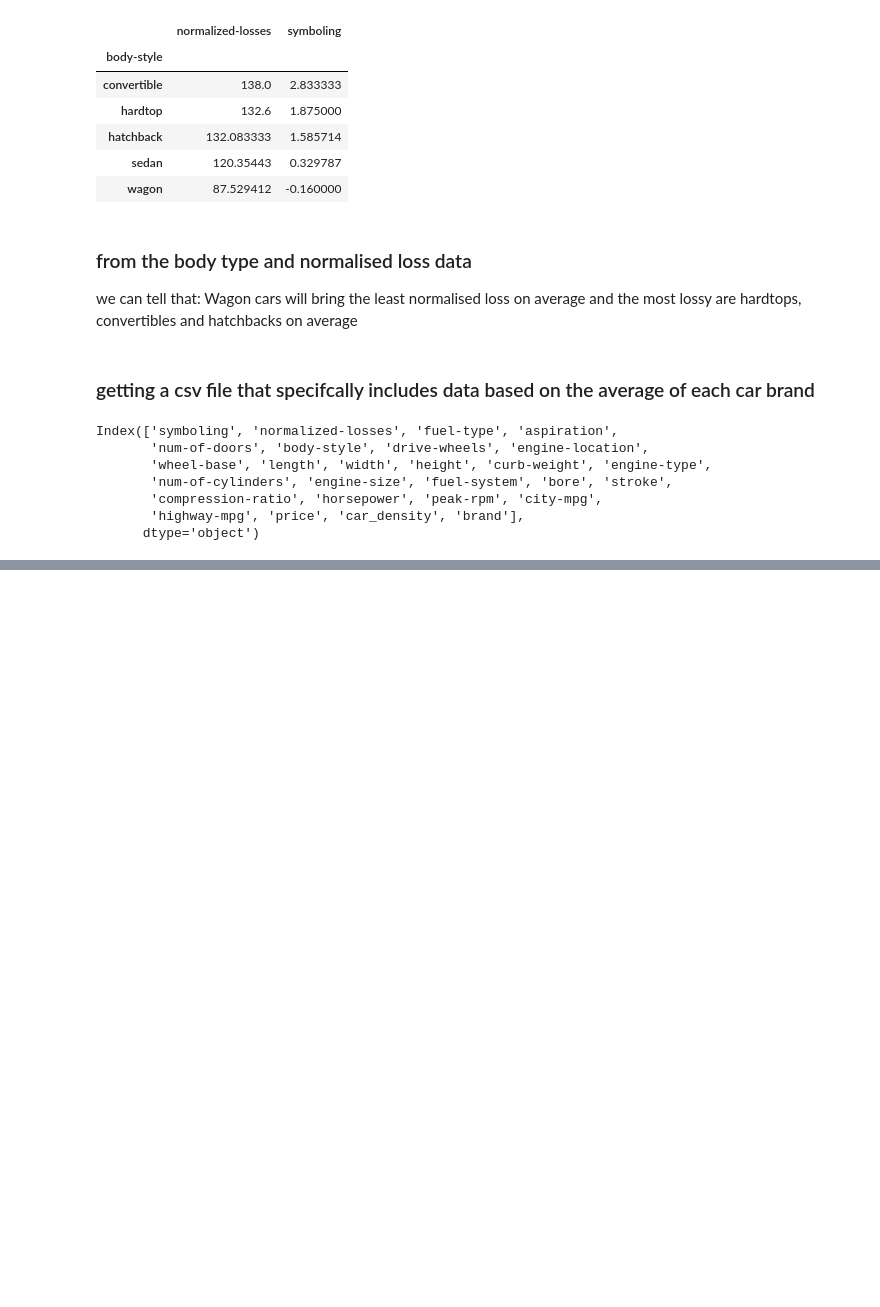
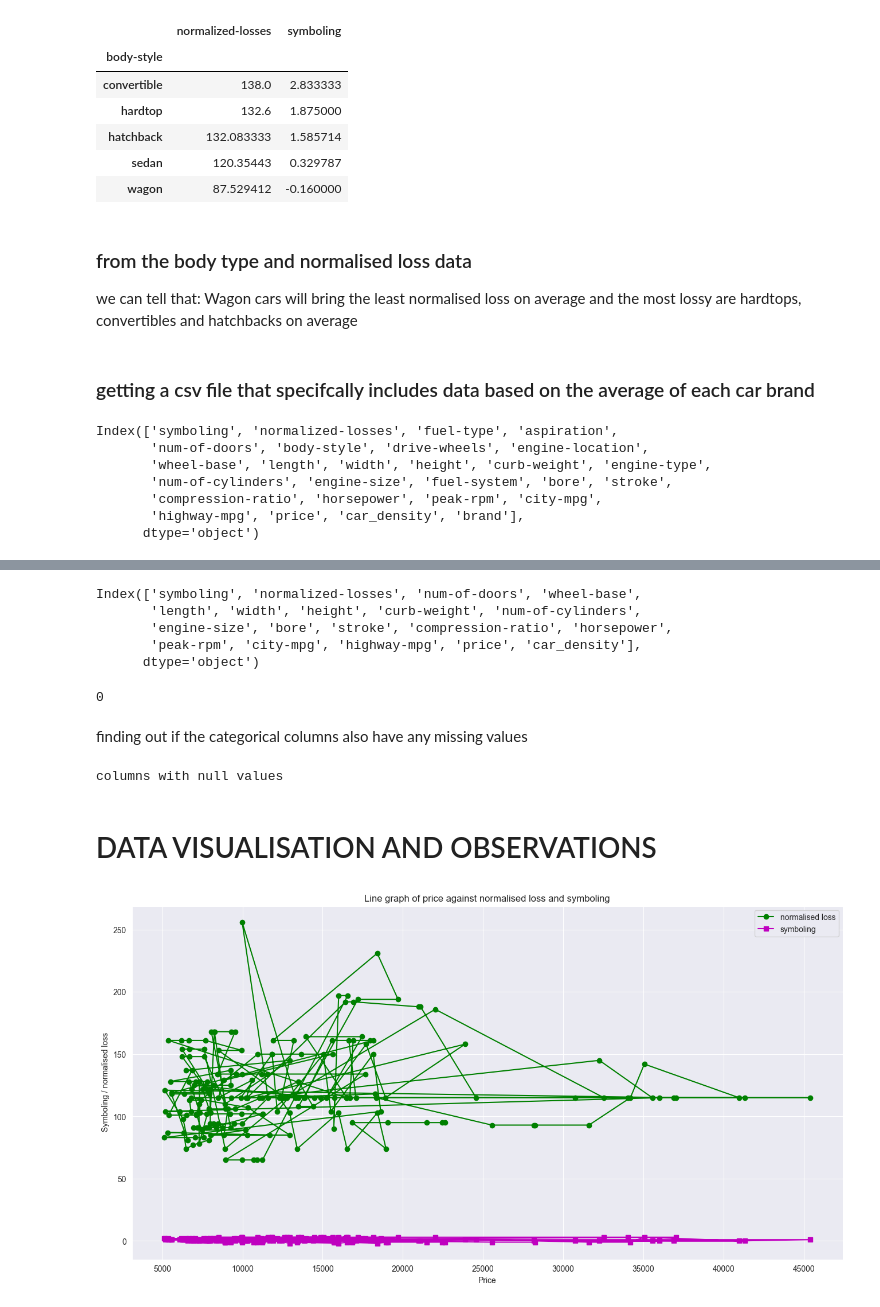
Before and after one commit to kasuleBS/automobile_analysis, a Jupyter notebook: analysis_file.ipynb, the cells around one changed output, grey strips where cells are left out. Cells and saved outputs as stored; diff of their text form; code cells hidden in the pictures; blank space fills up the shorter version.

Commit message:
filled in missing values and started data visualsations

```diff
--- a/analysis_file.ipynb
+++ b/analysis_file.ipynb
@@ -1061,0 +1079,5 @@ automobile_df.to_csv('updated_automobile_data.csv', index=None)
+# %%
+print('columns with null values')
+for col in automobile_df.columns:
+    if automobile_df[col].isnull().any().sum() > 0:
+        print(f' {col}  {automobile_df[col].isnull().any().sum()}')
@@ -1061,0 +1094,28 @@ automobile_df.to_csv('updated_automobile_data.csv', index=None)
+# %%
+numeric_cols = automobile_df.select_dtypes(include = [np.number]).columns
+
+for col in numeric_cols:
+    automobile_df[col].fillna(automobile_df[col].median(), inplace= True)
+
+numeric_cols
+# %% [output]
+Index(['symboling', 'normalized-losses', 'num-of-doors', 'wheel-base',
+       'length', 'width', 'height', 'curb-weight', 'num-of-cylinders',
+       'engine-size', 'bore', 'stroke', 'compression-ratio', 'horsepower',
+       'peak-rpm', 'city-mpg', 'highway-mpg', 'price', 'car_density'],
+      dtype='object')
+# %%
+automobile_df['normalized-losses'].isnull().sum()
+# %% [output]
+0
+# %% [markdown]
+finding out if the categorical columns also have any missing values
+# %%
+print('columns with null values')
+for col in automobile_df.columns:
+    if automobile_df[col].isnull().any().sum() > 0:
+        print(f' {col}  {automobile_df[col].isnull().any().sum()}')
+# %% [output]
+columns with null values
+# %% [markdown]
+# DATA VISUALISATION AND OBSERVATIONS
@@ -1061,0 +1127,12 @@ automobile_df.to_csv('updated_automobile_data.csv', index=None)
+# %%
+plt.figure(figsize=(16,8))
+plt.title('Line graph of price against normalised loss and symboling')
+plt.plot(automobile_df.price, automobile_df['normalized-losses'],'o-g')
+plt.plot(automobile_df.price, automobile_df.symboling,'s-m')
+plt.xlabel('Price')
+plt.ylabel(' Symboling / normalised loss')
+plt.legend(['normalised loss','symboling'])
+sns.set_style('darkgrid')
+plt.rcParams['font.size'] = 12
+# %% [output]
+[figure, added]
```
Also changed, not shown: parts of 28 cells of this notebook.
